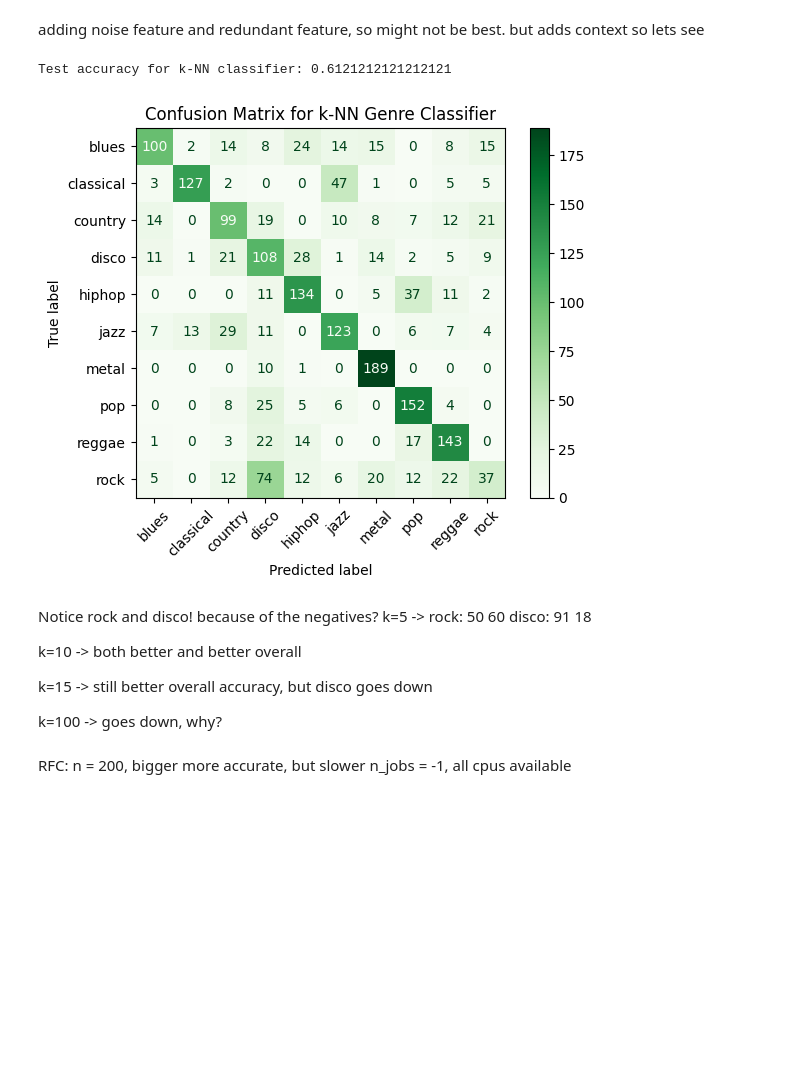
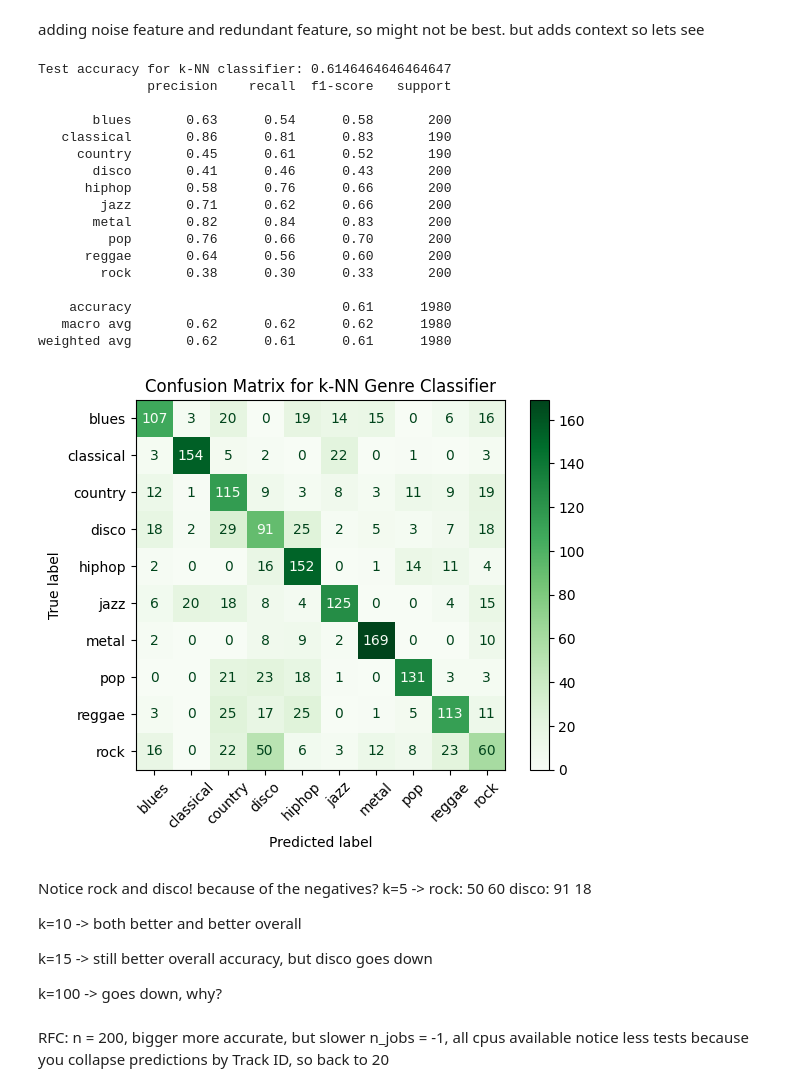
Before and after one commit to johnnynogo/TTT4275_MusicGenreClassification, a Jupyter notebook: all_tasks.ipynb, the cells around one changed output. Cells and saved outputs as stored; diff of their text form; code cells hidden in the pictures; blank space fills up the shorter version.

```diff
--- a/all_tasks.ipynb
+++ b/all_tasks.ipynb
@@ -206,11 +222,6 @@ adding noise feature and redundant feature, so might not be best. but adds conte
 dataset_5 = pd.read_csv("music_files\GenreClassData_5s.txt", sep ="\t")
 dataset_10 = pd.read_csv("music_files\GenreClassData_10s.txt", sep ="\t")
 dataset_30 = pd.read_csv("music_files\GenreClassData_30s.txt", sep ="\t")
-
-#Add information on segment length
-dataset_5 ["SegmentLength"] = "5"
-dataset_10 ["SegmentLength"] = "10"
-dataset_30 ["SegmentLength"] = "30"
 
 #Combine all datasets
 dataset = pd.concat([dataset_5, dataset_10, dataset_30], ignore_index=True)
@@ -221,38 +232,55 @@ feature_columns = []
 for column in dataset.columns:
     if column not in exclude_columns:
         feature_columns.append(column)
 
 #Splitting training dataset and test dataset
-train_dataset = dataset[dataset["Type"] == "Train"].copy()
-test_dataset = dataset[dataset["Type"] == "Test"].copy()
+train_dataset = dataset[dataset["Type"] == "Train"]
+test_dataset = dataset[dataset["Type"] == "Test"]
 
 #Splitting dataset further into features and targets
 feature_train = train_dataset[feature_columns]
 target_train = train_dataset["Genre"]
 feature_test = test_dataset[feature_columns]
 target_test = test_dataset["Genre"]
 
 #Scale data to have fair distances for kNN
 scaler = StandardScaler ()
 feature_train = scaler.fit_transform(feature_train)
 feature_test = scaler.transform(feature_test)
 
 #Train model with kNN
-knn_classifier = KNeighborsClassifier (n_neighbors = 100)
+knn_classifier = KNeighborsClassifier (n_neighbors = 5)
 knn_classifier.fit(feature_train,target_train)
 
 #Predict and test the accuracy of prediction
 target_predict = knn_classifier.predict(feature_test)
 accuracy = accuracy_score(target_test, target_predict)
 print (f"Test accuracy for k-NN classifier: {accuracy}")
+print(classification_report(target_test, target_predict))
 
 #Plot confusion matrix
 ConfusionMatrixDisplay.from_predictions(target_test, target_predict, xticks_rotation=45,cmap="Greens")
 plt.title("Confusion Matrix for k-NN Genre Classifier")
 plt.show()
 # %% [output]
-Test accuracy for k-NN classifier: 0.6121212121212121
+Test accuracy for k-NN classifier: 0.6146464646464647
+              precision    recall  f1-score   support
+
+       blues       0.63      0.54      0.58       200
+   classical       0.86      0.81      0.83       190
+     country       0.45      0.61      0.52       190
+       disco       0.41      0.46      0.43       200
+      hiphop       0.58      0.76      0.66       200
+        jazz       0.71      0.62      0.66       200
+       metal       0.82      0.84      0.83       200
+         pop       0.76      0.66      0.70       200
+      reggae       0.64      0.56      0.60       200
+        rock       0.38      0.30      0.33       200
+
+    accuracy                           0.61      1980
+   macro avg       0.62      0.62      0.62      1980
+weighted avg       0.62      0.61      0.61      1980
-[figure, old version]
+[figure, new version]
 # %% [markdown]
 Notice rock and disco! because of the negatives?
 k=5 -> rock: 50 60
@@ -267,4 +295,5 @@ k=100 -> goes down, why?
 RFC:
 n = 200, bigger more accurate, but slower
 n_jobs = -1, all cpus available
+notice less tests because you collapse predictions by Track ID, so back to 20
 # %%
```
Also changed, not shown: parts of 7 cells of this notebook.
